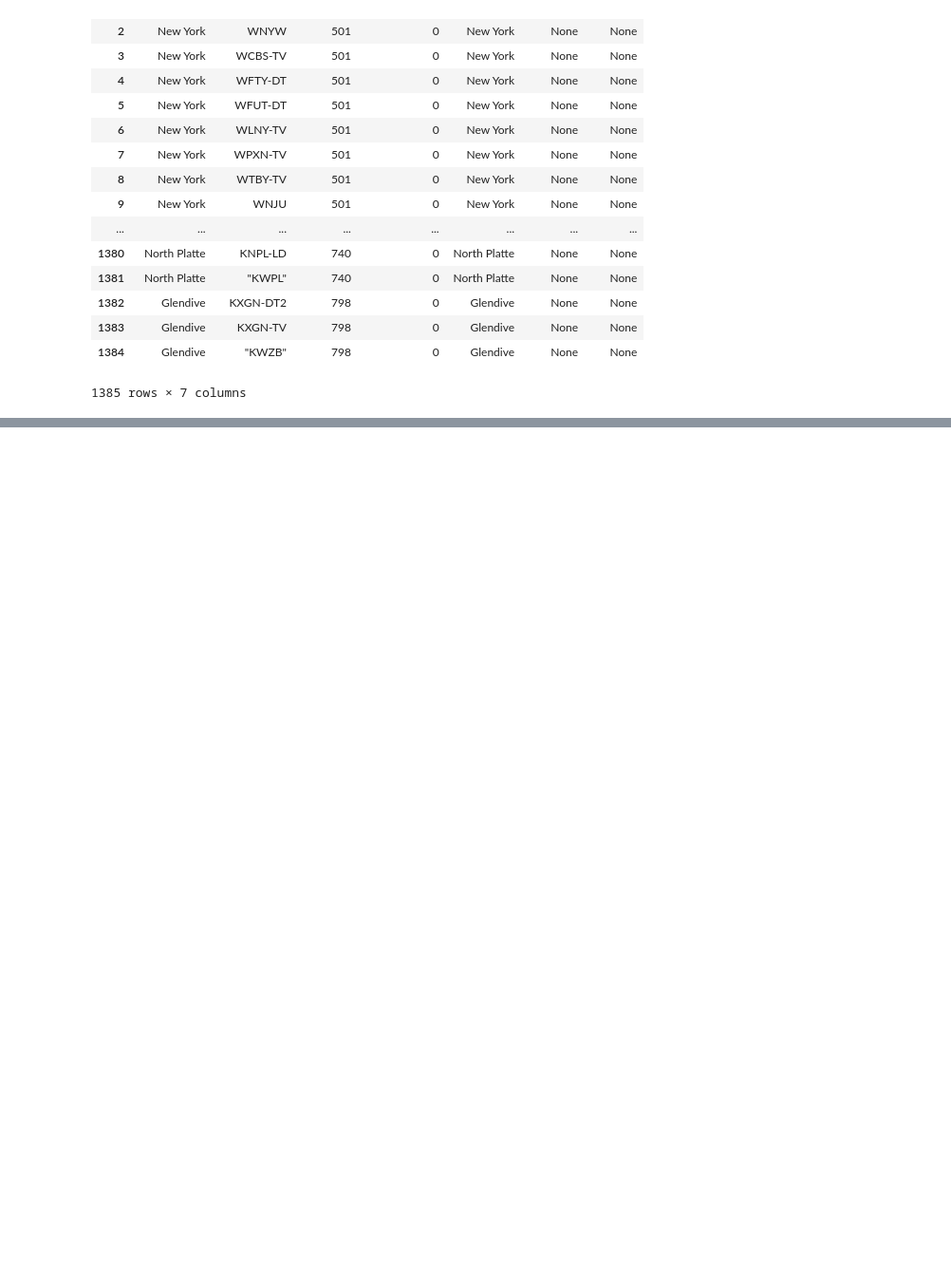
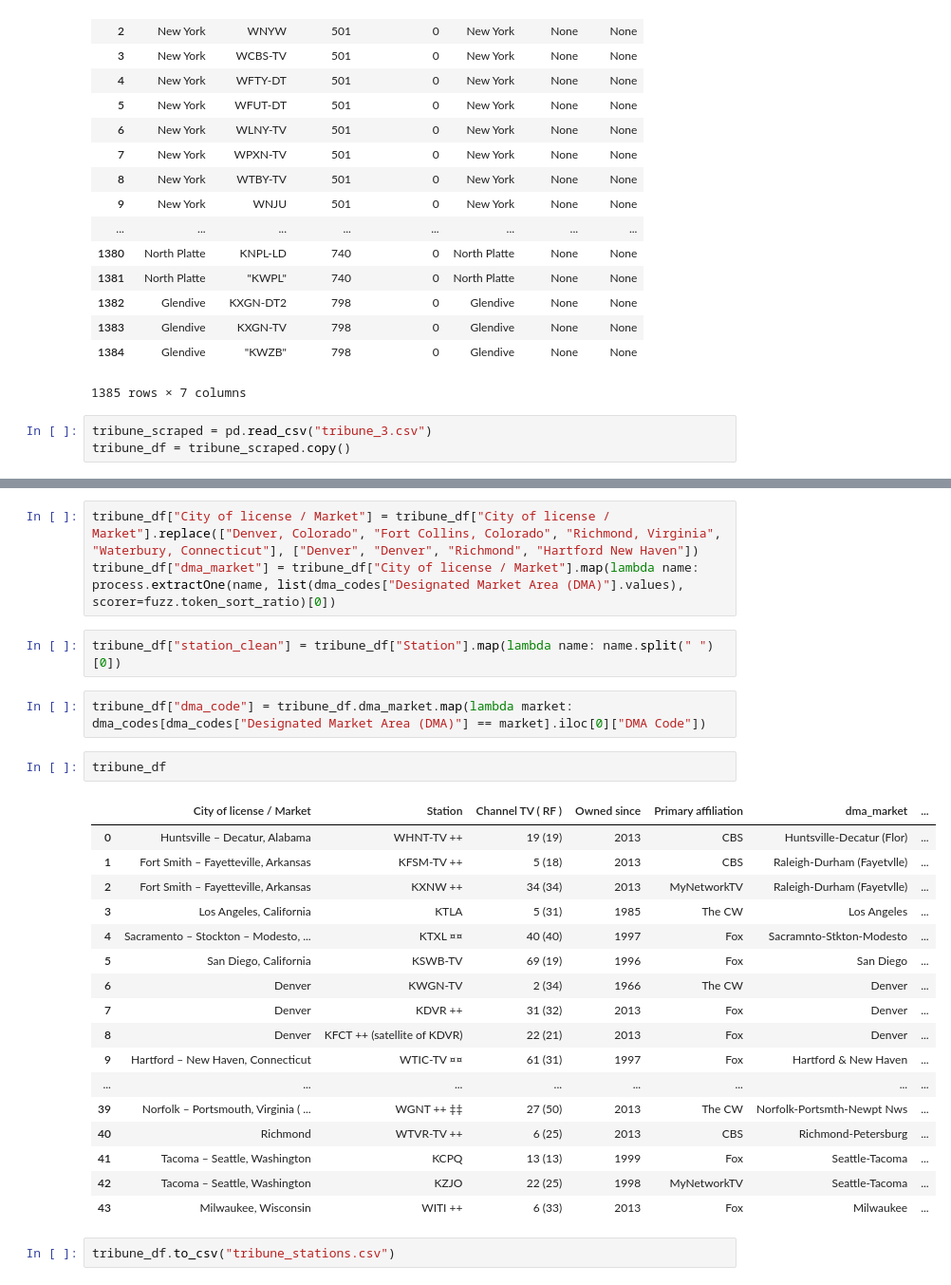
Before and after one commit to calvinkosmatka/sinclair-visualization, a Jupyter notebook: Sinclair Visualization.ipynb, the cells around one changed output, grey strips where cells are left out. Shown at 95% size. Cells and saved outputs as stored; diff of their text form; blank space fills up the shorter version.

Commit message:
add csvs and updated jupyter notebook for stations currently owned by Tribune

```diff
--- a/Sinclair Visualization.ipynb
+++ b/Sinclair Visualization.ipynb
@@ -464,3 +464,6 @@ stations_long_form
 | 1383 | Glendive | KXGN-TV | 798 | 0 | Glendive | None | None |
 | 1384 | Glendive | "KWZB" | 798 | 0 | Glendive | None | None |
 1385 rows × 7 columns
+# %%
+tribune_scraped = pd.read_csv("tribune_3.csv")
+tribune_df = tribune_scraped.copy()
@@ -466,0 +490,29 @@ stations_long_form
+# %%
+tribune_df["City of license / Market"] = tribune_df["City of license / Market"].replace(["Denver, Colorado", "Fort Collins, Colorado", "Richmond, Virginia", "Waterbury, Connecticut"], ["Denver", "Denver", "Richmond", "Hartford New Haven"])
+tribune_df["dma_market"] = tribune_df["City of license / Market"].map(lambda name: process.extractOne(name, list(dma_codes["Designated Market Area (DMA)"].values), scorer=fuzz.token_sort_ratio)[0])
+# %%
+tribune_df["station_clean"] = tribune_df["Station"].map(lambda name: name.split(" ")[0])
+# %%
+tribune_df["dma_code"] = tribune_df.dma_market.map(lambda market: dma_codes[dma_codes["Designated Market Area (DMA)"] == market].iloc[0]["DMA Code"])
+# %%
+tribune_df
+# %% [output]
+|  | City of license / Market | Station | Channel TV ( RF ) | Owned since | Primary affiliation | dma_market | ... |
+| 0 | Huntsville – Decatur, Alabama | WHNT-TV ++ | 19 (19) | 2013 | CBS | Huntsville-Decatur (Flor) | ... |
+| 1 | Fort Smith – Fayetteville, Arkansas | KFSM-TV ++ | 5 (18) | 2013 | CBS | Raleigh-Durham (Fayetvlle) | ... |
+| 2 | Fort Smith – Fayetteville, Arkansas | KXNW ++ | 34 (34) | 2013 | MyNetworkTV | Raleigh-Durham (Fayetvlle) | ... |
+| 3 | Los Angeles, California | KTLA | 5 (31) | 1985 | The CW | Los Angeles | ... |
+| 4 | Sacramento – Stockton – Modesto, ... | KTXL ¤¤ | 40 (40) | 1997 | Fox | Sacramnto-Stkton-Modesto | ... |
+| 5 | San Diego, California | KSWB-TV | 69 (19) | 1996 | Fox | San Diego | ... |
+| 6 | Denver | KWGN-TV | 2 (34) | 1966 | The CW | Denver | ... |
+| 7 | Denver | KDVR ++ | 31 (32) | 2013 | Fox | Denver | ... |
+| 8 | Denver | KFCT ++ (satellite of KDVR) | 22 (21) | 2013 | Fox | Denver | ... |
+| 9 | Hartford – New Haven, Connecticut | WTIC-TV ¤¤ | 61 (31) | 1997 | Fox | Hartford & New Haven | ... |
+| ... | ... | ... | ... | ... | ... | ... | ... |
+| 39 | Norfolk – Portsmouth, Virginia ( ... | WGNT ++ ‡‡ | 27 (50) | 2013 | The CW | Norfolk-Portsmth-Newpt Nws | ... |
+| 40 | Richmond | WTVR-TV ++ | 6 (25) | 2013 | CBS | Richmond-Petersburg | ... |
+| 41 | Tacoma – Seattle, Washington | KCPQ | 13 (13) | 1999 | Fox | Seattle-Tacoma | ... |
+| 42 | Tacoma – Seattle, Washington | KZJO | 22 (25) | 1998 | MyNetworkTV | Seattle-Tacoma | ... |
+| 43 | Milwaukee, Wisconsin | WITI ++ | 6 (33) | 2013 | Fox | Milwaukee | ... |
+# %%
+tribune_df.to_csv("tribune_stations.csv")
```
Also changed, not shown: parts of 1 cell of this notebook, 2 other files.
